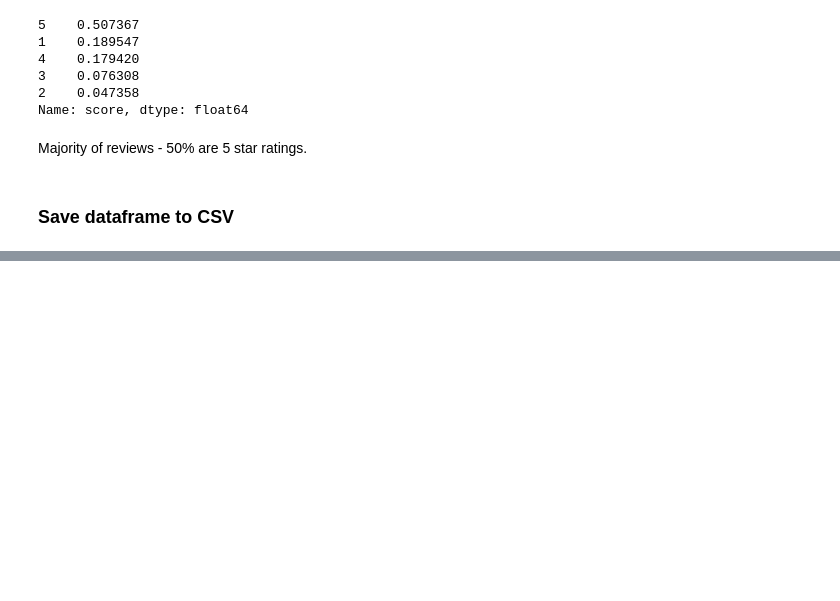
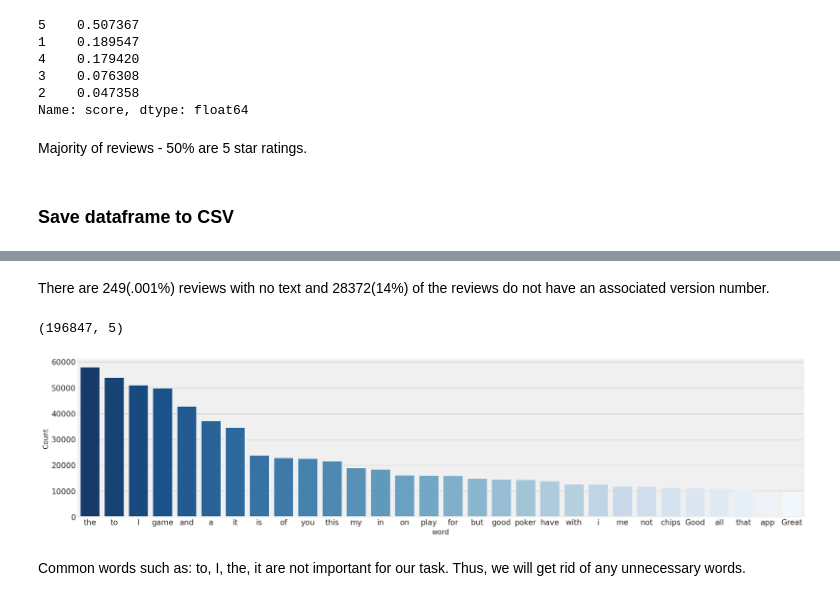
Before and after one commit to georgethoraninh/topic_model_reviews, a Jupyter notebook: game_reviews.ipynb, the cells around one changed output, grey strips where cells are left out. Drawn from its saved outputs; the diff is of its cells as text; code cells hidden in the pictures; blank space fills up the shorter version.

Commit message:
Cleaned textual data

```diff
--- a/game_reviews.ipynb
+++ b/game_reviews.ipynb
@@ -145,0 +158,4 @@ game_reviews_df.to_csv('game_reviews.csv', index = None, header = True)
+# %%
+clean_data_df = game_reviews_df[['at','content','score','thumbsUpCount','reviewCreatedVersion']]
+# %%
+clean_data_df.columns = ['date','review','rating','thumbs_up','version']
@@ -145,0 +177,30 @@ game_reviews_df.to_csv('game_reviews.csv', index = None, header = True)
+# %% [markdown]
+There are 249(.001%) reviews with no text and 28372(14%) of the reviews do not have an associated version number.
+# %%
+# Drop the null reviews
+clean_data_df = clean_data_df[~clean_data_df['review'].isna()]
+# %%
+clean_data_df.shape
+# %% [output]
+(196847, 5)
+# %%
+# Function to plot the most frequent terms
+def freq_words(x, terms = 30):
+    all_words = ' '.join([str(text) for text in x])
+    all_words = all_words.split()
+
+    fdist = FreqDist(all_words)
+    words_df = pd.DataFrame({'word':list(fdist.keys()), 'count':list(fdist.values())})
+
+    # selecting top 20 most frequent words
+    d = words_df.nlargest(columns = 'count', n = terms)
+    plt.figure(figsize=(20,5))
+    ax = sns.barplot(data=d, x = 'word', y = 'count', palette = 'Blues_r')
+    ax.set(ylabel = 'Count')
+    plt.show()
+# %%
+freq_words(clean_data_df['review'])
+# %% [output]
+[figure, added]
+# %% [markdown]
+Common words such as: to, I, the, it are not important for our task. Thus, we will get rid of any unnecessary words.
```
Also changed, not shown: parts of 17 cells of this notebook.
